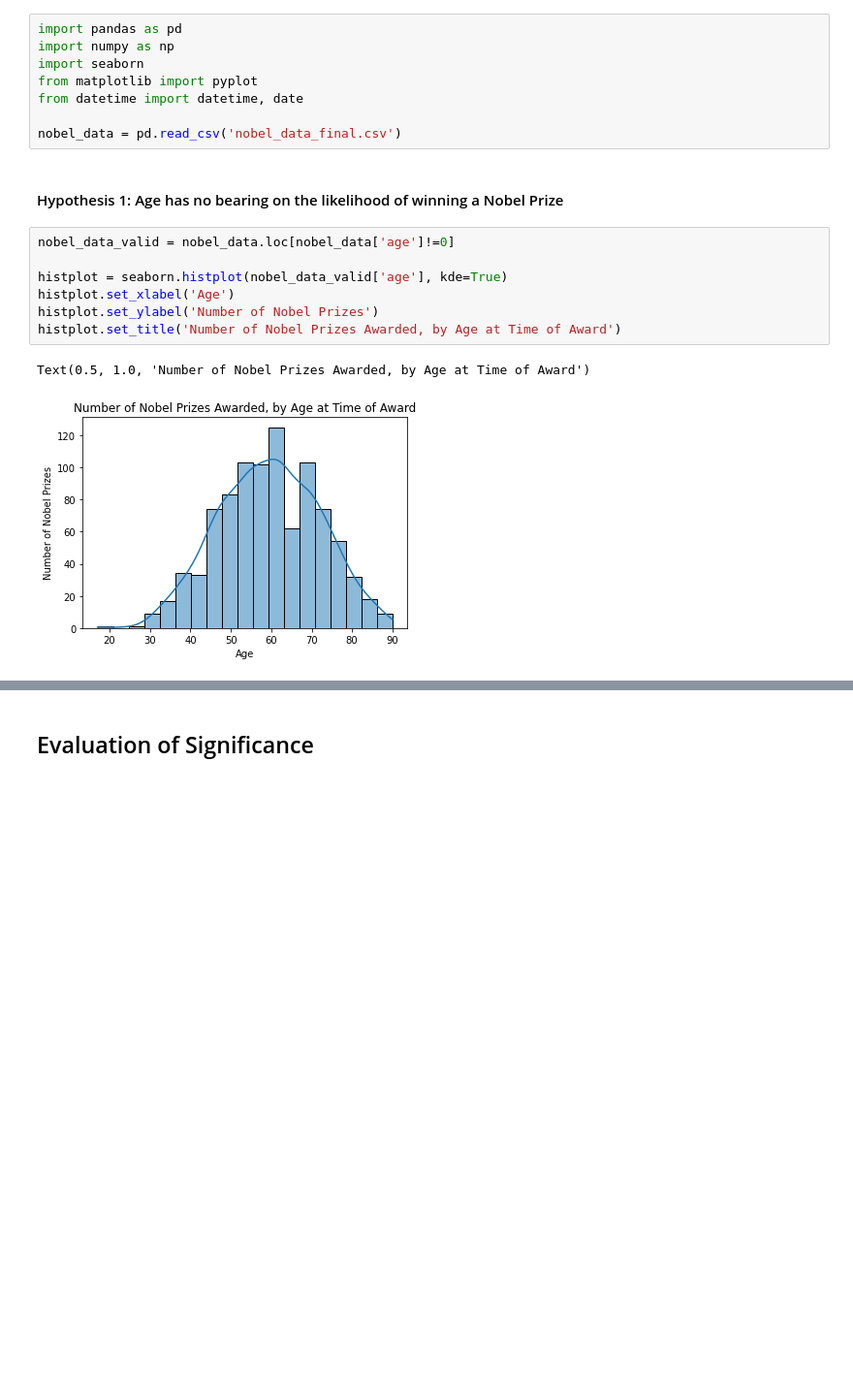
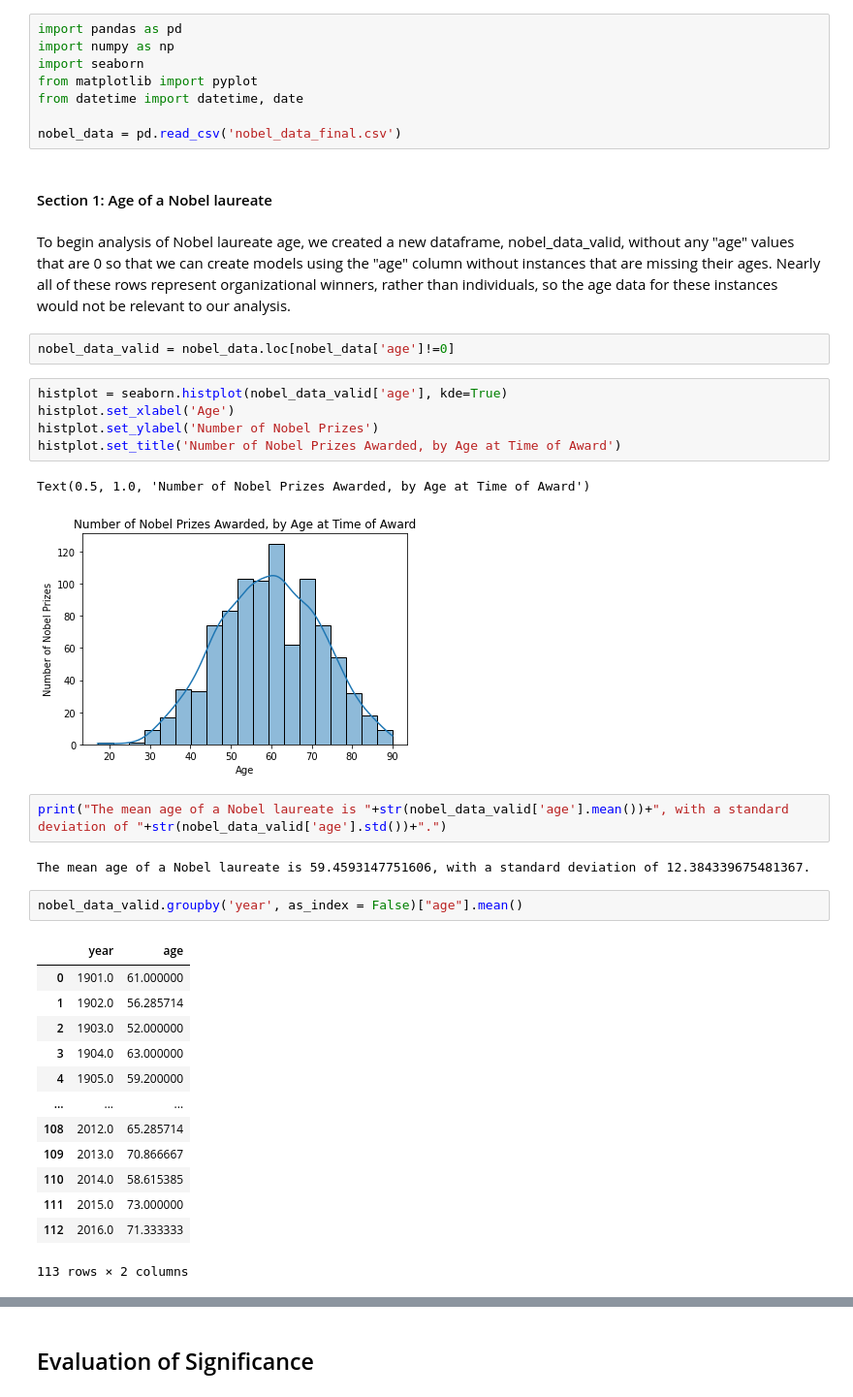
Before and after one commit to qbello22/2950-Project, a Jupyter notebook: Nobel Laureates - Phase IV.ipynb, the cells around one changed output, grey strips where cells are left out. Shown at 97% size. Drawn from its saved outputs; the diff is of its cells as text; blank space fills up the shorter version.

```diff
--- a/Nobel Laureates - Phase IV.ipynb
+++ b/Nobel Laureates - Phase IV.ipynb
@@ -95,10 +97,12 @@ from datetime import datetime, date
 
 nobel_data = pd.read_csv('nobel_data_final.csv')
 # %% [markdown]
-#### Hypothesis 1: Age has no bearing on the likelihood of winning a Nobel Prize
+#### Section 1: Age of a Nobel laureate
+# %% [markdown]
+To begin analysis of Nobel laureate age, we created a new dataframe, nobel_data_valid, without any "age" values that are 0 so that we can create models using the "age" column without instances that are missing their ages. Nearly all of these rows represent organizational winners, rather than individuals, so the age data for these instances would not be relevant to our analysis.
+# %%
+nobel_data_valid = nobel_data.loc[nobel_data['age']!=0]
 # %%
-nobel_data_valid = nobel_data.loc[nobel_data['age']!=0]
-
 histplot = seaborn.histplot(nobel_data_valid['age'], kde=True)
 histplot.set_xlabel('Age')
 histplot.set_ylabel('Number of Nobel Prizes')
@@ -106,3 +110,23 @@ histplot.set_title('Number of Nobel Prizes Awarded, by Age at Time of Award')
 # %% [output]
 Text(0.5, 1.0, 'Number of Nobel Prizes Awarded, by Age at Time of Award')
 [figure]
+# %%
+print("The mean age of a Nobel laureate is "+str(nobel_data_valid['age'].mean())+", with a standard deviation of "+str(nobel_data_valid['age'].std())+".")
+# %% [output]
+The mean age of a Nobel laureate is 59.4593147751606, with a standard deviation of 12.384339675481367.
+# %%
+nobel_data_valid.groupby('year', as_index = False)["age"].mean()
+# %% [output]
+|  | year | age |
+| 0 | 1901.0 | 61.000000 |
+| 1 | 1902.0 | 56.285714 |
+| 2 | 1903.0 | 52.000000 |
+| 3 | 1904.0 | 63.000000 |
+| 4 | 1905.0 | 59.200000 |
+| ... | ... | ... |
+| 108 | 2012.0 | 65.285714 |
+| 109 | 2013.0 | 70.866667 |
+| 110 | 2014.0 | 58.615385 |
+| 111 | 2015.0 | 73.000000 |
+| 112 | 2016.0 | 71.333333 |
+113 rows × 2 columns
```
Also changed, not shown: parts of 8 cells of this notebook, 1 other file.
